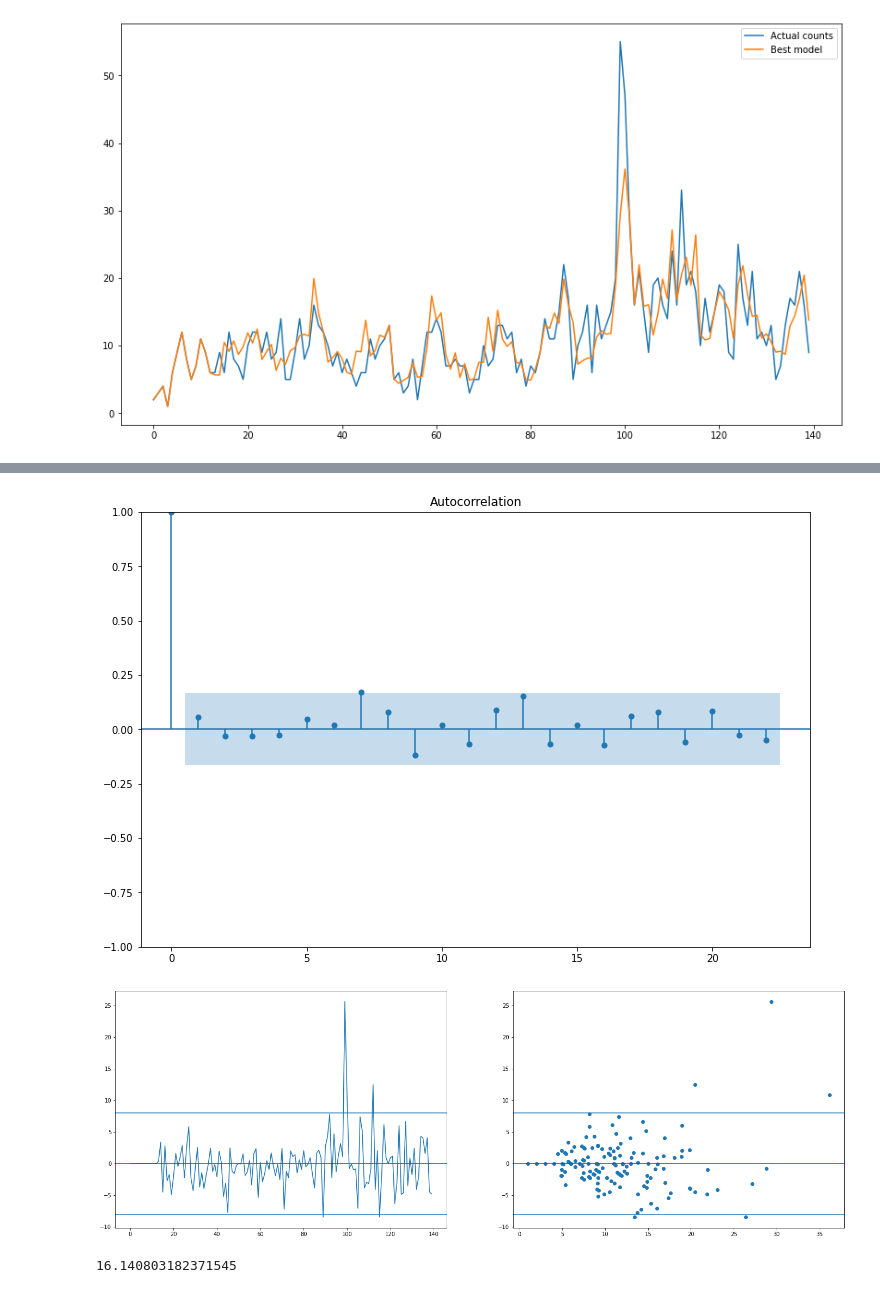
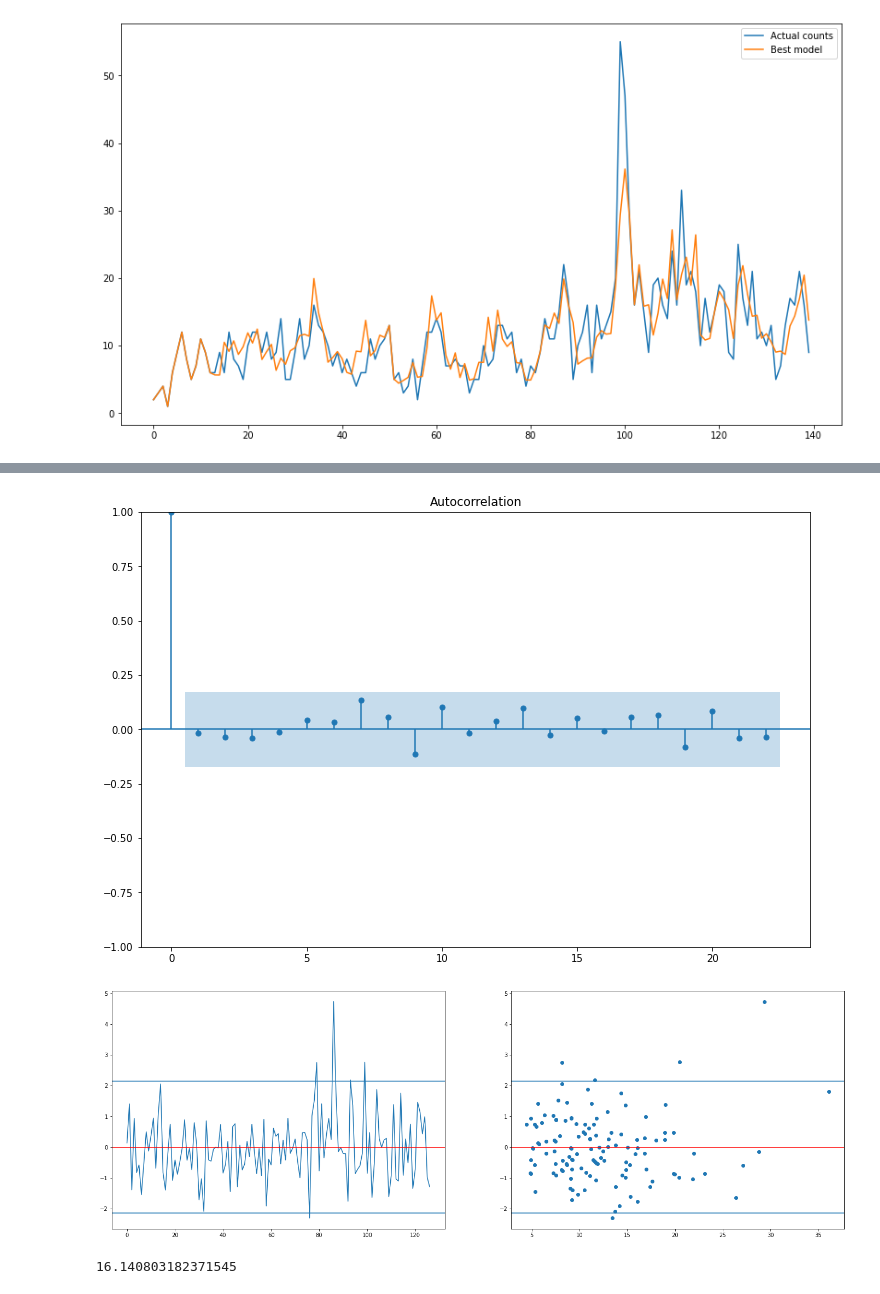
Before and after one commit to dbeta95/On_time_series_of_counts_forecast, a Jupyter notebook: Notebooks/comparing_with_tscounts(R).ipynb, the cells around one changed output, grey strips where cells are left out. Saved outputs shown, nothing was run; the diff lists cells and outputs as text; code cells hidden in the pictures.

```diff
--- a/Notebooks/comparing_with_tscounts(R).ipynb
+++ b/Notebooks/comparing_with_tscounts(R).ipynb
@@ -43,8 +43,8 @@ mean_squared_error(campy, campy_fit_lineal.fitted)
 # %% [output]
 30.6694492726353
 # %%
-plt.rc("figure", figsize=(14,8))
-res_lineal = campy - campy_fit_lineal.fitted
+plt.rc("figure", figsize=(12,8))
+res_lineal = (campy - campy_fit_lineal.fitted) / np.sqrt(campy_fit_lineal.fitted)
 plot_acf(res_lineal, bartlett_confint=False)
 plt.show()
 # %% [output]
@@ -156,26 +176,26 @@ plt.show()
 # %%
 plt.rc("figure", figsize=(12,8))
-res_bm = campy - ingarch_model.fitted
+res_bm = ((campy - ingarch_model.fitted) / np.sqrt(ingarch_model.fitted))[13:]
 plot_acf(res_bm, bartlett_confint=False)
 plt.show()
 # %% [output]
-[figure, old version]
+[figure, new version]
 # %%
 fig, (ax1, ax2) = plt.subplots(1,2, figsize=(24,8))
 
 ax1.plot(res_bm)
 ax1.axhline(0, color='r')
 ax1.axhline(2*np.std(res_bm))
 ax1.axhline(-2*np.std(res_bm))
 
-ax2.plot(ingarch_model.fitted, res_bm, 'o')
+ax2.plot(ingarch_model.fitted[13:], res_bm, 'o')
 ax2.axhline(0, color='r')
 ax2.axhline(2*np.std(res_bm))
 ax2.axhline(-2*np.std(res_bm))
 
 plt.show()
 # %% [output]
-[figure, old version]
+[figure, new version]
 # %%
 mean_squared_error(campy, ingarch_model.fitted)
 # %% [output]
```
Also changed, not shown: parts of 13 cells of this notebook, 38 other files.
